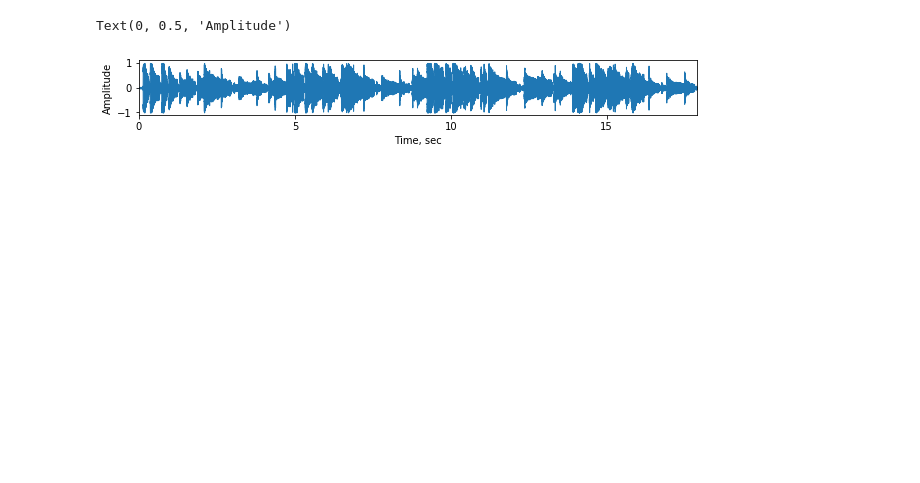
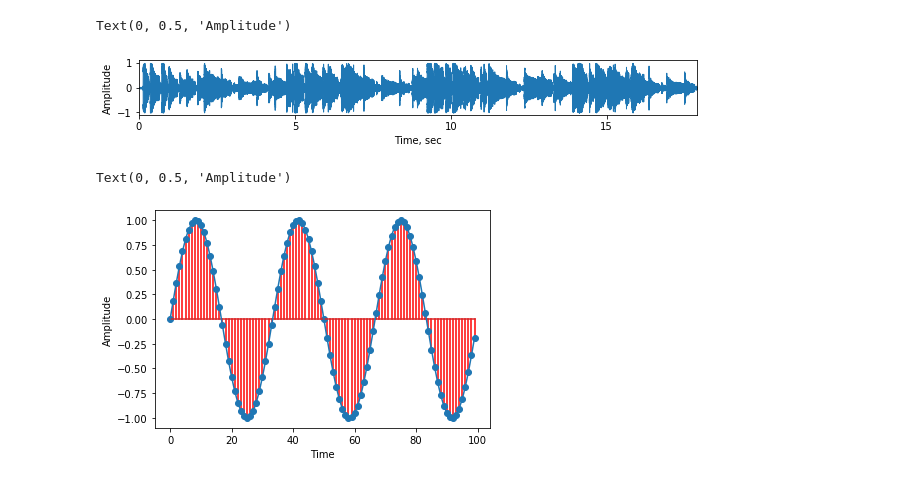
Before and after one commit to ArtemAvanesov/Python-Labs, a Jupyter notebook: Экспериментальные проекты/Работа со звуком/librosa.ipynb, the cells around one changed output. Drawn from its saved outputs; the diff is of its cells as text; code cells hidden in the pictures; blank space fills up the shorter version.

```diff
--- a/Экспериментальные проекты/Работа со звуком/librosa.ipynb
+++ b/Экспериментальные проекты/Работа со звуком/librosa.ipynb
@@ -30,3 +30,21 @@ plt.ylabel("Amplitude")
 # %% [output]
 Text(0, 0.5, 'Amplitude')
 [figure]
+# %%
+import numpy as np
+import warnings
+warnings.filterwarnings('ignore')
+
+samples = 100
+f = 3
+x = np.arange(samples)
+y1 = np.sin(2*np.pi*f * (x/samples))
+
+plt.figure()
+plt.stem(x, y1, 'r',)
+plt.plot(x, y1)
+plt.xlabel("Time")
+plt.ylabel("Amplitude")
+# %% [output]
+Text(0, 0.5, 'Amplitude')
+[figure, added]
```
